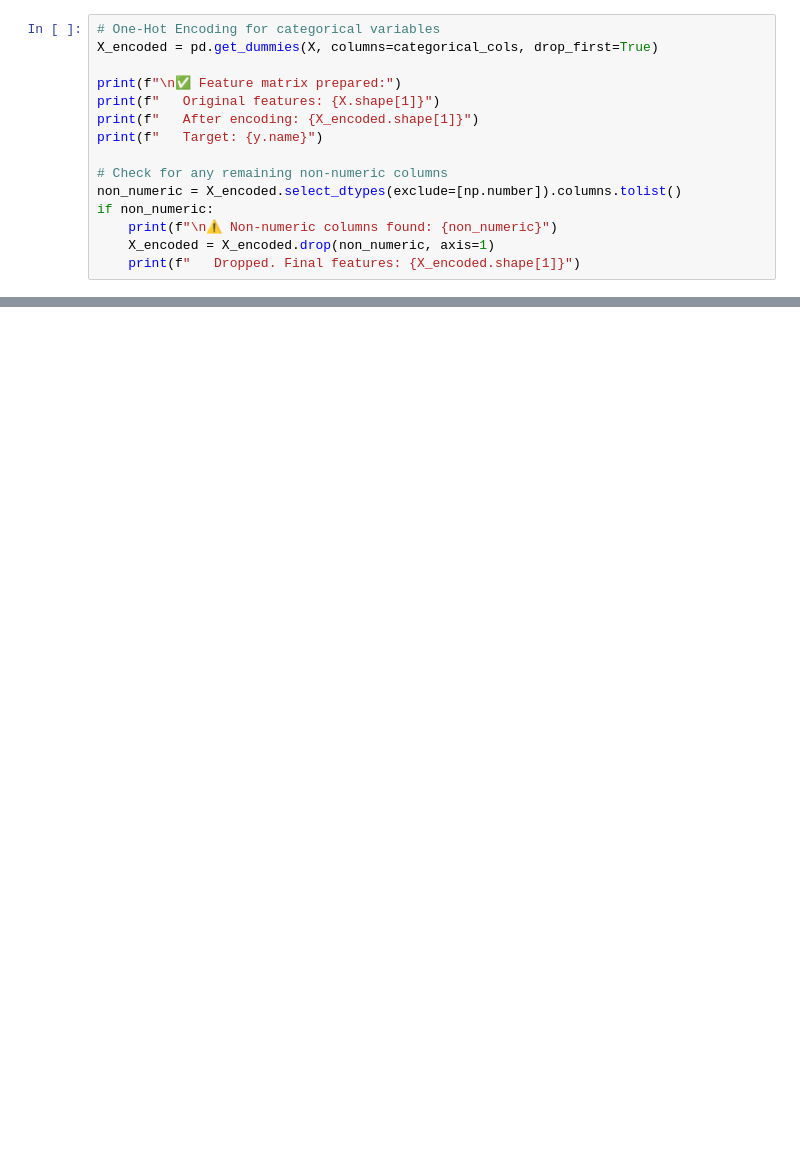
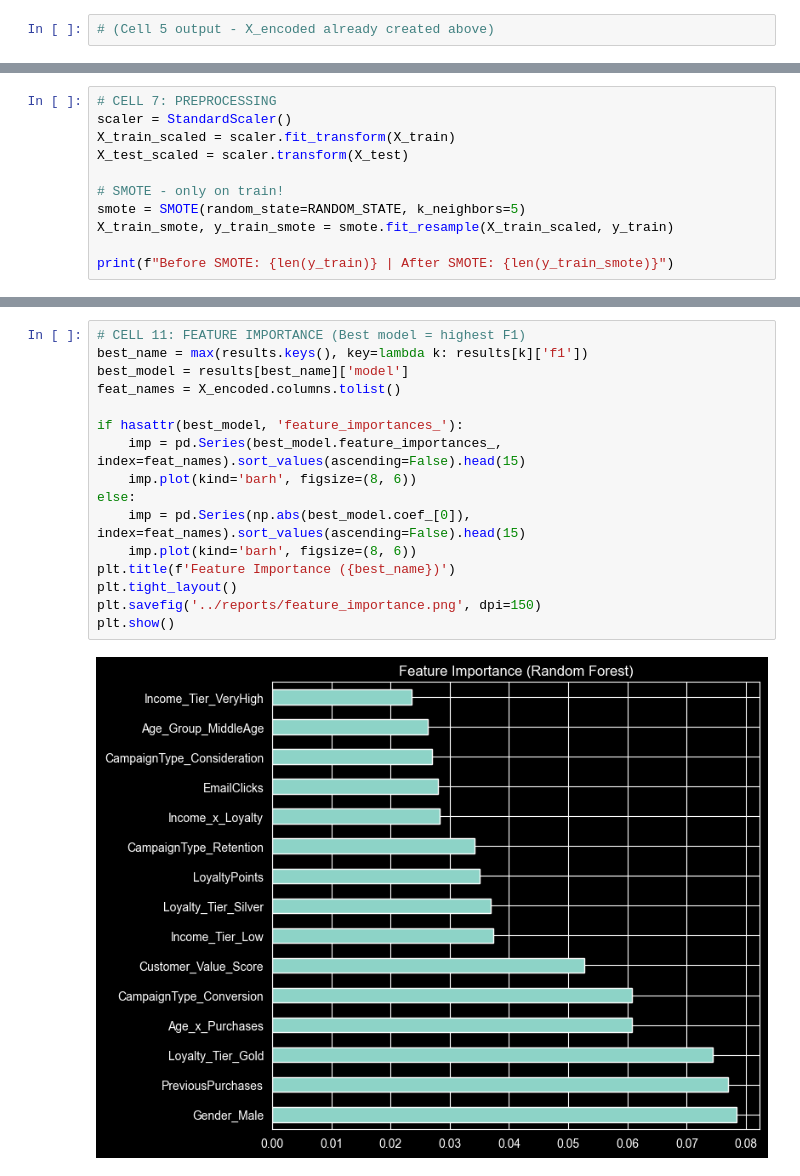
Before and after one commit to barkobt/tubitak-marketing-analytics, a Jupyter notebook: notebooks/04_model_comparison.ipynb, the cells around one changed output, grey strips where cells are left out. Saved outputs shown, nothing was run; the diff lists cells and outputs as text; blank space fills up the shorter version.

```diff
--- a/notebooks/04_model_comparison.ipynb
+++ b/notebooks/04_model_comparison.ipynb
@@ -113,15 +307,2 @@ y = df['Conversion']
 # %%
-# One-Hot Encoding for categorical variables
-X_encoded = pd.get_dummies(X, columns=categorical_cols, drop_first=True)
-
-print(f"\n✅ Feature matrix prepared:")
-print(f"   Original features: {X.shape[1]}")
-print(f"   After encoding: {X_encoded.shape[1]}")
-print(f"   Target: {y.name}")
-
-# Check for any remaining non-numeric columns
-non_numeric = X_encoded.select_dtypes(exclude=[np.number]).columns.tolist()
-if non_numeric:
-    print(f"\n⚠️ Non-numeric columns found: {non_numeric}")
-    X_encoded = X_encoded.drop(non_numeric, axis=1)
-    print(f"   Dropped. Final features: {X_encoded.shape[1]}")
+# (Cell 5 output - X_encoded already created above)
@@ -169,0 +326,11 @@ print(f"   Test  - Class 0: {(y_test==0).sum()} | Class 1: {(y_test==1).sum()}")
+# %%
+# CELL 7: PREPROCESSING
+scaler = StandardScaler()
+X_train_scaled = scaler.fit_transform(X_train)
+X_test_scaled = scaler.transform(X_test)
+
+# SMOTE - only on train!
+smote = SMOTE(random_state=RANDOM_STATE, k_neighbors=5)
+X_train_smote, y_train_smote = smote.fit_resample(X_train_scaled, y_train)
+
+print(f"Before SMOTE: {len(y_train)} | After SMOTE: {len(y_train_smote)}")
@@ -246,0 +421,18 @@ print(f"   FN: {cm_lr[1,0]} | TP: {cm_lr[1,1]}")
+# %%
+# CELL 11: FEATURE IMPORTANCE (Best model = highest F1)
+best_name = max(results.keys(), key=lambda k: results[k]['f1'])
+best_model = results[best_name]['model']
+feat_names = X_encoded.columns.tolist()
+
+if hasattr(best_model, 'feature_importances_'):
+    imp = pd.Series(best_model.feature_importances_, index=feat_names).sort_values(ascending=False).head(15)
+    imp.plot(kind='barh', figsize=(8, 6))
+else:
+    imp = pd.Series(np.abs(best_model.coef_[0]), index=feat_names).sort_values(ascending=False).head(15)
+    imp.plot(kind='barh', figsize=(8, 6))
+plt.title(f'Feature Importance ({best_name})')
+plt.tight_layout()
+plt.savefig('../reports/feature_importance.png', dpi=150)
+plt.show()
+# %% [output]
+[figure, added]
```
Also changed, not shown: parts of 42 cells of this notebook, 16 other files.
